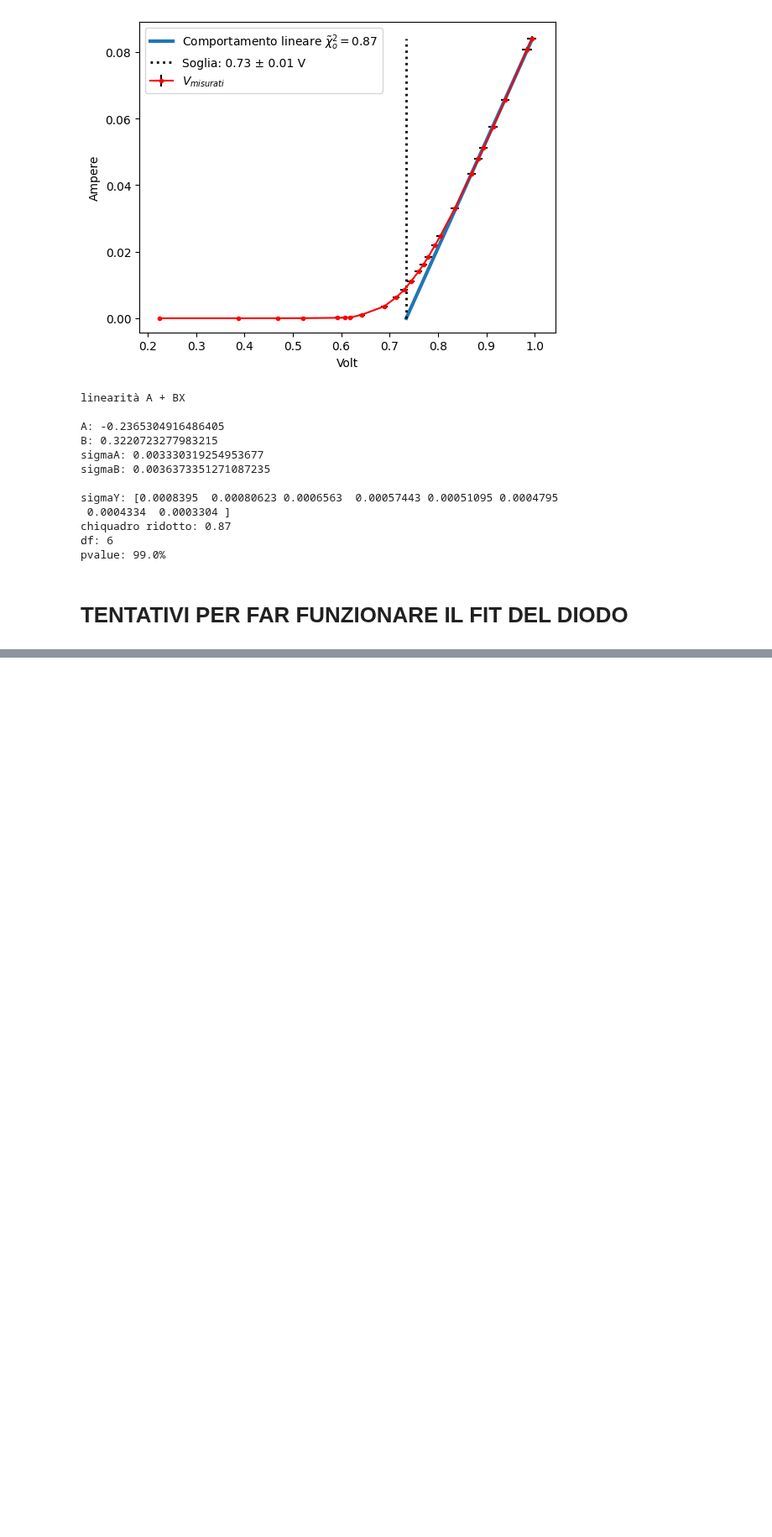
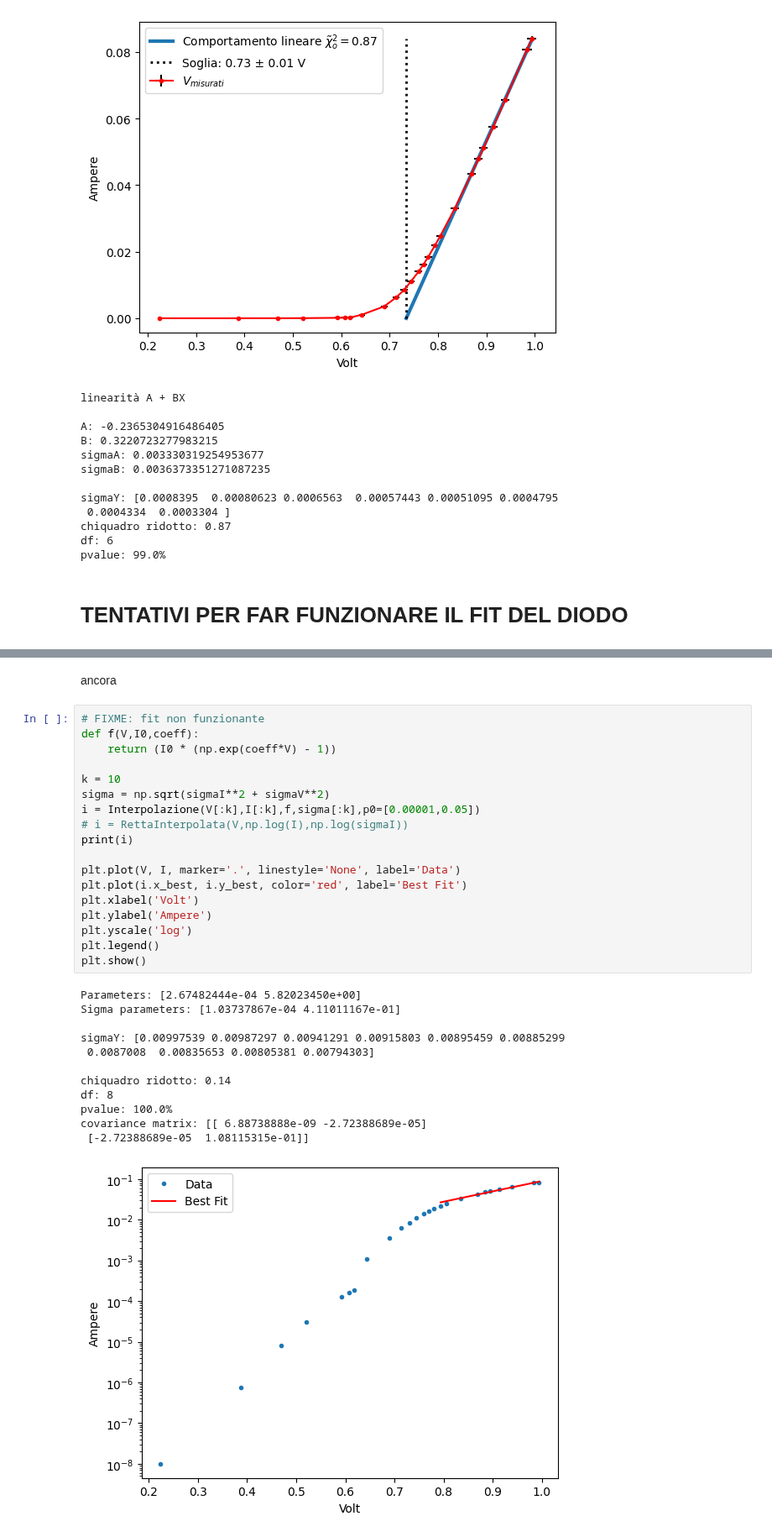
Before and after one commit to CarminatiGiovanni/LaboratorioFisica2, a Jupyter notebook: 20240307circuiti1/diodo.ipynb, the cells around one changed output, grey strips where cells are left out. Shown at 84% size. Cells and saved outputs as stored; diff of their text form; blank space fills up the shorter version.

Commit message:
before correct data

```diff
--- a/20240307circuiti1/diodo.ipynb
+++ b/20240307circuiti1/diodo.ipynb
@@ -145,0 +171,33 @@ covariance matrix: [[7.58804840e-20 2.50428406e-11]
+# %% [markdown]
+ancora
+# %%
+# FIXME: fit non funzionante
+def f(V,I0,coeff):
+    return (I0 * (np.exp(coeff*V) - 1))
+
+k = 10
+sigma = np.sqrt(sigmaI**2 + sigmaV**2)
+i = Interpolazione(V[:k],I[:k],f,sigma[:k],p0=[0.00001,0.05])
+# i = RettaInterpolata(V,np.log(I),np.log(sigmaI))
+print(i)
+
+plt.plot(V, I, marker='.', linestyle='None', label='Data')
+plt.plot(i.x_best, i.y_best, color='red', label='Best Fit')
+plt.xlabel('Volt')
+plt.ylabel('Ampere')
+plt.yscale('log')
+plt.legend()
+plt.show()
+# %% [output]
+Parameters: [2.67482444e-04 5.82023450e+00]
+Sigma parameters: [1.03737867e-04 4.11011167e-01]
+
+sigmaY: [0.00997539 0.00987297 0.00941291 0.00915803 0.00895459 0.00885299
+ 0.0087008  0.00835653 0.00805381 0.00794303]
+
+chiquadro ridotto: 0.14
+df: 8
+pvalue: 100.0%
+covariance matrix: [[ 6.88738888e-09 -2.72388689e-05]
+ [-2.72388689e-05  1.08115315e-01]]
+[figure, added]
```
Also changed, not shown: parts of 6 cells of this notebook.
